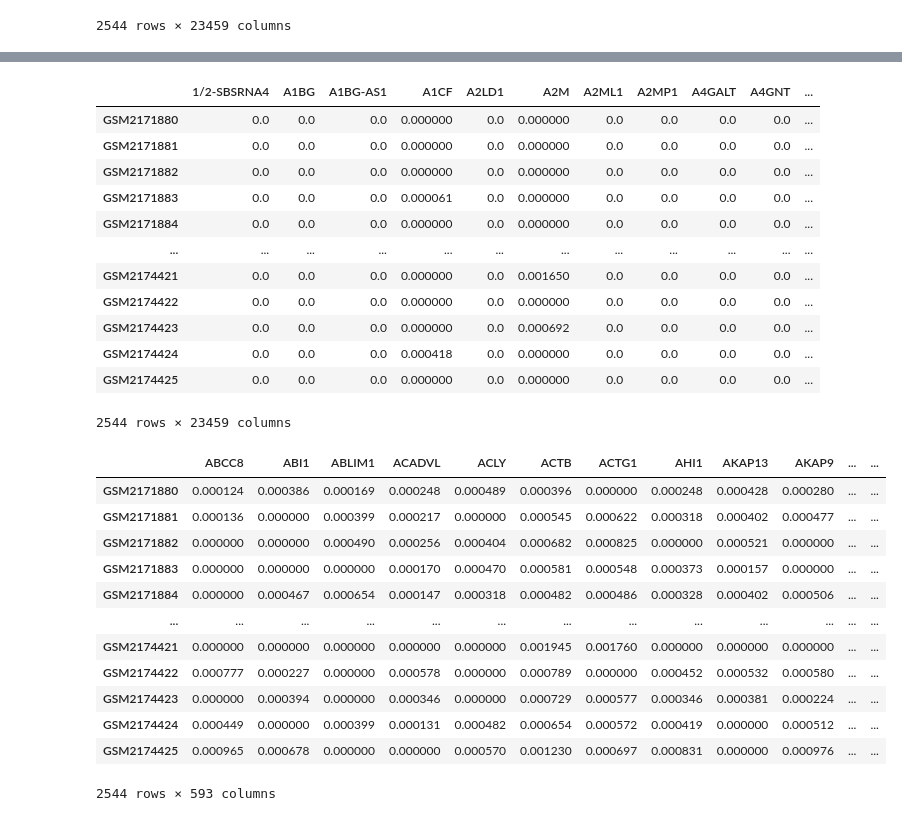
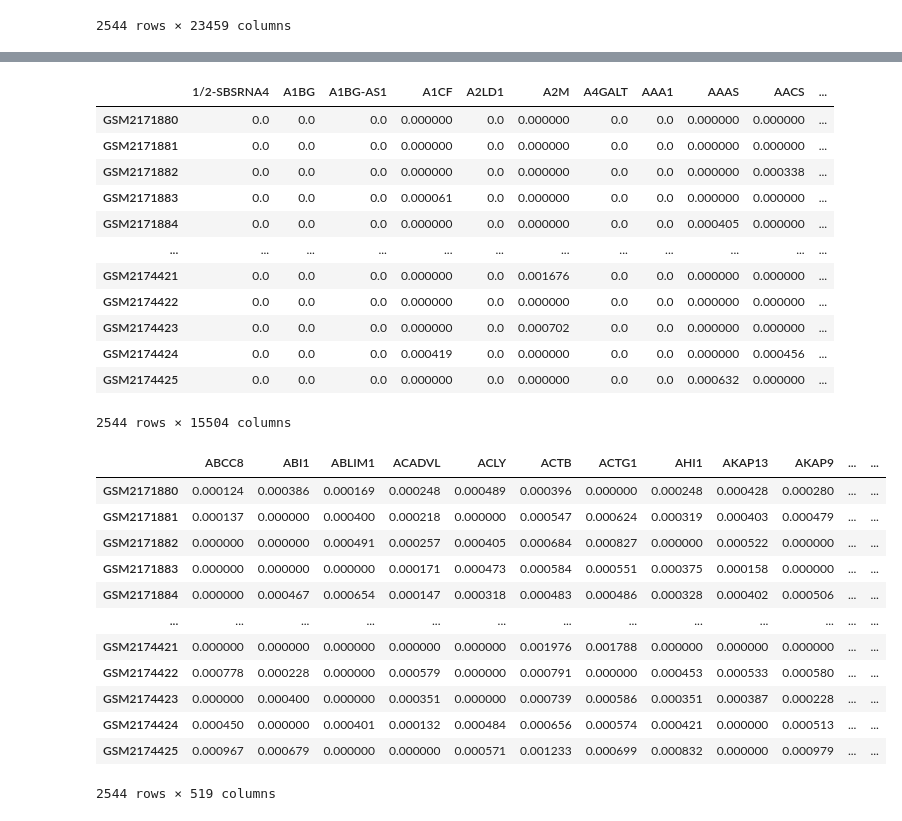
Before and after one commit to elsahh/psupertime-project, a Jupyter notebook: data.ipynb, the cells around one changed output, grey strips where cells are left out. Cells and saved outputs as stored; diff of their text form; code cells hidden in the pictures.

Commit message:
deletes genes that are expressed in under 1% of the samples, two datasets with 50 and 500 genes

```diff
--- a/data.ipynb
+++ b/data.ipynb
@@ -78,0 +42,10 @@ logdf = sparsedf.replace(np.nan, 0)
+# %%
+import numpy as np
+
+sparsedf = df.replace(0, np.nan)
+sum = sparsedf.isna().sum(axis = 0)
+drop = sum >= 2519
+datlist = list(drop[drop].index.values)
+sparsedf.drop(datlist, axis =1, inplace=True)
+sparsedf.fillna(value = 0, inplace=True)
+sparsedf
@@ -79,44 +66,43 @@ logdf = sparsedf.replace(np.nan, 0)
 # %%
 #pseudocounts of 1 are added 0's to do log transformation
-#logdf = sparsedf.replace(np.nan, 0)
-logdf = df.apply(lambda x: x.apply(lambda y: y if y != 0 else 1))
+logdf = sparsedf.apply(lambda x: x.apply(lambda y: y if y != 0 else 1))
 logdf = np.log10(logdf)
 
 # row-wise normalization: sum of each row adds up to one
-logdf = logdf.apply(lambda x: x / sum(x), axis = 1)
+logdf = logdf.apply(lambda x: x / x.sum(), axis = 1)
 logdf
 # %% [output]
-|  | 1/2-SBSRNA4 | A1BG | A1BG-AS1 | A1CF | A2LD1 | A2M | A2ML1 | A2MP1 | A4GALT | A4GNT | ... |
-| GSM2171880 | 0.0 | 0.0 | 0.0 | 0.000000 | 0.0 | 0.000000 | 0.0 | 0.0 | 0.0 | 0.0 | ... |
-| GSM2171881 | 0.0 | 0.0 | 0.0 | 0.000000 | 0.0 | 0.000000 | 0.0 | 0.0 | 0.0 | 0.0 | ... |
-| GSM2171882 | 0.0 | 0.0 | 0.0 | 0.000000 | 0.0 | 0.000000 | 0.0 | 0.0 | 0.0 | 0.0 | ... |
-| GSM2171883 | 0.0 | 0.0 | 0.0 | 0.000061 | 0.0 | 0.000000 | 0.0 | 0.0 | 0.0 | 0.0 | ... |
-| GSM2171884 | 0.0 | 0.0 | 0.0 | 0.000000 | 0.0 | 0.000000 | 0.0 | 0.0 | 0.0 | 0.0 | ... |
+|  | 1/2-SBSRNA4 | A1BG | A1BG-AS1 | A1CF | A2LD1 | A2M | A4GALT | AAA1 | AAAS | AACS | ... |
+| GSM2171880 | 0.0 | 0.0 | 0.0 | 0.000000 | 0.0 | 0.000000 | 0.0 | 0.0 | 0.000000 | 0.000000 | ... |
+| GSM2171881 | 0.0 | 0.0 | 0.0 | 0.000000 | 0.0 | 0.000000 | 0.0 | 0.0 | 0.000000 | 0.000000 | ... |
+| GSM2171882 | 0.0 | 0.0 | 0.0 | 0.000000 | 0.0 | 0.000000 | 0.0 | 0.0 | 0.000000 | 0.000338 | ... |
+| GSM2171883 | 0.0 | 0.0 | 0.0 | 0.000061 | 0.0 | 0.000000 | 0.0 | 0.0 | 0.000000 | 0.000000 | ... |
+| GSM2171884 | 0.0 | 0.0 | 0.0 | 0.000000 | 0.0 | 0.000000 | 0.0 | 0.0 | 0.000405 | 0.000000 | ... |
 | ... | ... | ... | ... | ... | ... | ... | ... | ... | ... | ... | ... |
-| GSM2174421 | 0.0 | 0.0 | 0.0 | 0.000000 | 0.0 | 0.001650 | 0.0 | 0.0 | 0.0 | 0.0 | ... |
-| GSM2174422 | 0.0 | 0.0 | 0.0 | 0.000000 | 0.0 | 0.000000 | 0.0 | 0.0 | 0.0 | 0.0 | ... |
-| GSM2174423 | 0.0 | 0.0 | 0.0 | 0.000000 | 0.0 | 0.000692 | 0.0 | 0.0 | 0.0 | 0.0 | ... |
-| GSM2174424 | 0.0 | 0.0 | 0.0 | 0.000418 | 0.0 | 0.000000 | 0.0 | 0.0 | 0.0 | 0.0 | ... |
-| GSM2174425 | 0.0 | 0.0 | 0.0 | 0.000000 | 0.0 | 0.000000 | 0.0 | 0.0 | 0.0 | 0.0 | ... |
+| GSM2174421 | 0.0 | 0.0 | 0.0 | 0.000000 | 0.0 | 0.001676 | 0.0 | 0.0 | 0.000000 | 0.000000 | ... |
+| GSM2174422 | 0.0 | 0.0 | 0.0 | 0.000000 | 0.0 | 0.000000 | 0.0 | 0.0 | 0.000000 | 0.000000 | ... |
+| GSM2174423 | 0.0 | 0.0 | 0.0 | 0.000000 | 0.0 | 0.000702 | 0.0 | 0.0 | 0.000000 | 0.000000 | ... |
+| GSM2174424 | 0.0 | 0.0 | 0.0 | 0.000419 | 0.0 | 0.000000 | 0.0 | 0.0 | 0.000000 | 0.000456 | ... |
+| GSM2174425 | 0.0 | 0.0 | 0.0 | 0.000000 | 0.0 | 0.000000 | 0.0 | 0.0 | 0.000632 | 0.000000 | ... |
-2544 rows × 23459 columns
+2544 rows × 15504 columns
 # %%
 # calculate variance of each column, remove every gene below a variance threshold (insert NaN), create new data frame with remaining genes (400-500)
-threshold = 0.55e-07
+threshold = 0.57e-07
 
-highvargenes = logdf.apply(lambda x: x if x.var() >= threshold else [np.NaN]*len(x), axis = 0)
-highvargenes.dropna(axis=1, inplace = True)
-highvargenes
+_500genes = logdf.apply(lambda x: x if x.var() >= threshold else [np.NaN]*len(x), axis = 0)
+_500genes.dropna(axis=1, inplace = True)
+_500genes
 # %% [output]
 |  | ABCC8 | ABI1 | ABLIM1 | ACADVL | ACLY | ACTB | ACTG1 | AHI1 | AKAP13 | AKAP9 | ... | ... |
 | GSM2171880 | 0.000124 | 0.000386 | 0.000169 | 0.000248 | 0.000489 | 0.000396 | 0.000000 | 0.000248 | 0.000428 | 0.000280 | ... | ... |
-| GSM2171881 | 0.000136 | 0.000000 | 0.000399 | 0.000217 | 0.000000 | 0.000545 | 0.000622 | 0.000318 | 0.000402 | 0.000477 | ... | ... |
-| GSM2171882 | 0.000000 | 0.000000 | 0.000490 | 0.000256 | 0.000404 | 0.000682 | 0.000825 | 0.000000 | 0.000521 | 0.000000 | ... | ... |
-| GSM2171883 | 0.000000 | 0.000000 | 0.000000 | 0.000170 | 0.000470 | 0.000581 | 0.000548 | 0.000373 | 0.000157 | 0.000000 | ... | ... |
-| GSM2171884 | 0.000000 | 0.000467 | 0.000654 | 0.000147 | 0.000318 | 0.000482 | 0.000486 | 0.000328 | 0.000402 | 0.000506 | ... | ... |
+| GSM2171881 | 0.000137 | 0.000000 | 0.000400 | 0.000218 | 0.000000 | 0.000547 | 0.000624 | 0.000319 | 0.000403 | 0.000479 | ... | ... |
+| GSM2171882 | 0.000000 | 0.000000 | 0.000491 | 0.000257 | 0.000405 | 0.000684 | 0.000827 | 0.000000 | 0.000522 | 0.000000 | ... | ... |
+| GSM2171883 | 0.000000 | 0.000000 | 0.000000 | 0.000171 | 0.000473 | 0.000584 | 0.000551 | 0.000375 | 0.000158 | 0.000000 | ... | ... |
+| GSM2171884 | 0.000000 | 0.000467 | 0.000654 | 0.000147 | 0.000318 | 0.000483 | 0.000486 | 0.000328 | 0.000402 | 0.000506 | ... | ... |
 | ... | ... | ... | ... | ... | ... | ... | ... | ... | ... | ... | ... | ... |
-| GSM2174421 | 0.000000 | 0.000000 | 0.000000 | 0.000000 | 0.000000 | 0.001945 | 0.001760 | 0.000000 | 0.000000 | 0.000000 | ... | ... |
-| GSM2174422 | 0.000777 | 0.000227 | 0.000000 | 0.000578 | 0.000000 | 0.000789 | 0.000000 | 0.000452 | 0.000532 | 0.000580 | ... | ... |
-| GSM2174423 | 0.000000 | 0.000394 | 0.000000 | 0.000346 | 0.000000 | 0.000729 | 0.000577 | 0.000346 | 0.000381 | 0.000224 | ... | ... |
-| GSM2174424 | 0.000449 | 0.000000 | 0.000399 | 0.000131 | 0.000482 | 0.000654 | 0.000572 | 0.000419 | 0.000000 | 0.000512 | ... | ... |
-| GSM2174425 | 0.000965 | 0.000678 | 0.000000 | 0.000000 | 0.000570 | 0.001230 | 0.000697 | 0.000831 | 0.000000 | 0.000976 | ... | ... |
+| GSM2174421 | 0.000000 | 0.000000 | 0.000000 | 0.000000 | 0.000000 | 0.001976 | 0.001788 | 0.000000 | 0.000000 | 0.000000 | ... | ... |
+| GSM2174422 | 0.000778 | 0.000228 | 0.000000 | 0.000579 | 0.000000 | 0.000791 | 0.000000 | 0.000453 | 0.000533 | 0.000580 | ... | ... |
+| GSM2174423 | 0.000000 | 0.000400 | 0.000000 | 0.000351 | 0.000000 | 0.000739 | 0.000586 | 0.000351 | 0.000387 | 0.000228 | ... | ... |
+| GSM2174424 | 0.000450 | 0.000000 | 0.000401 | 0.000132 | 0.000484 | 0.000656 | 0.000574 | 0.000421 | 0.000000 | 0.000513 | ... | ... |
+| GSM2174425 | 0.000967 | 0.000679 | 0.000000 | 0.000000 | 0.000571 | 0.001233 | 0.000699 | 0.000832 | 0.000000 | 0.000979 | ... | ... |
-2544 rows × 593 columns
+2544 rows × 519 columns
```
Also changed, not shown: parts of 6 cells of this notebook.
